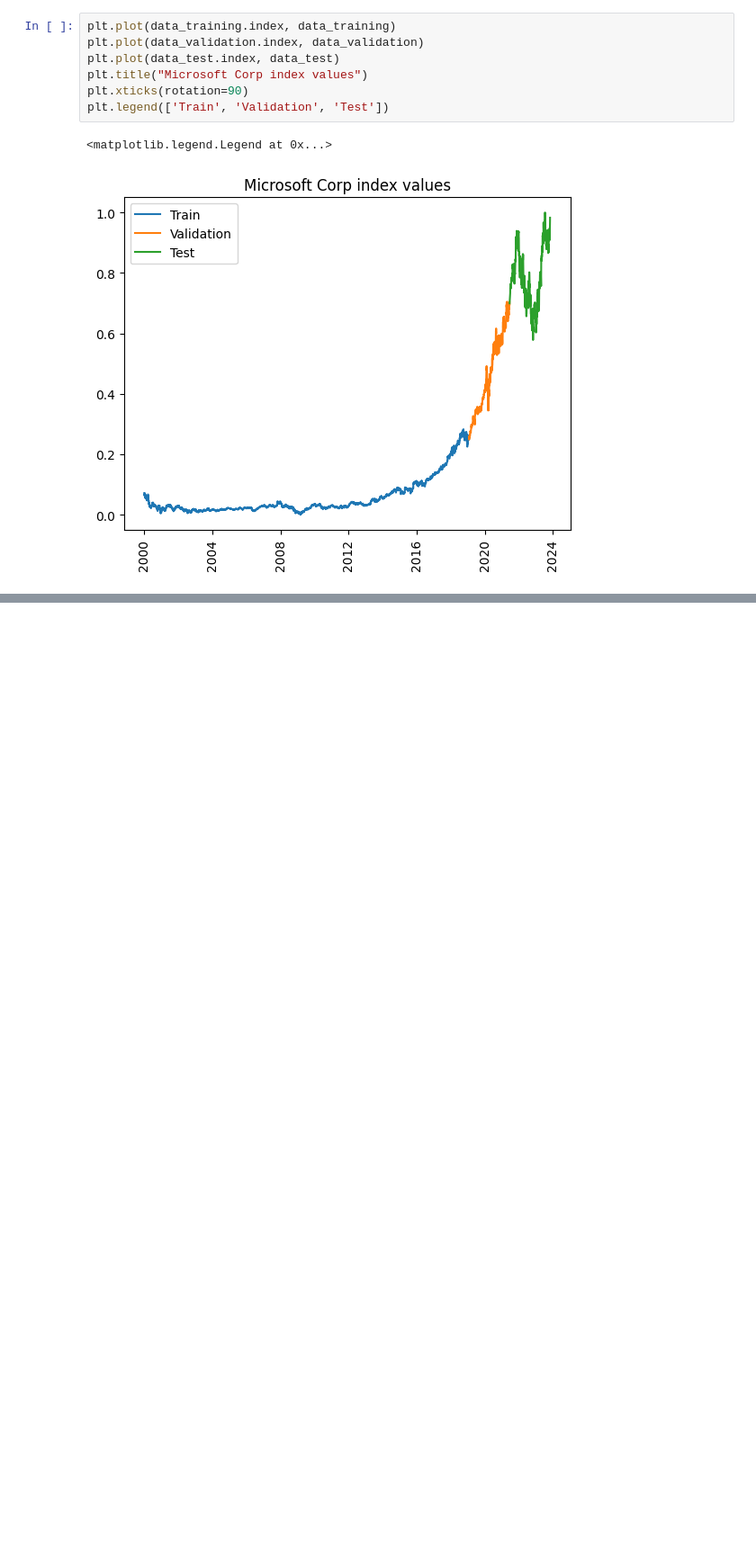
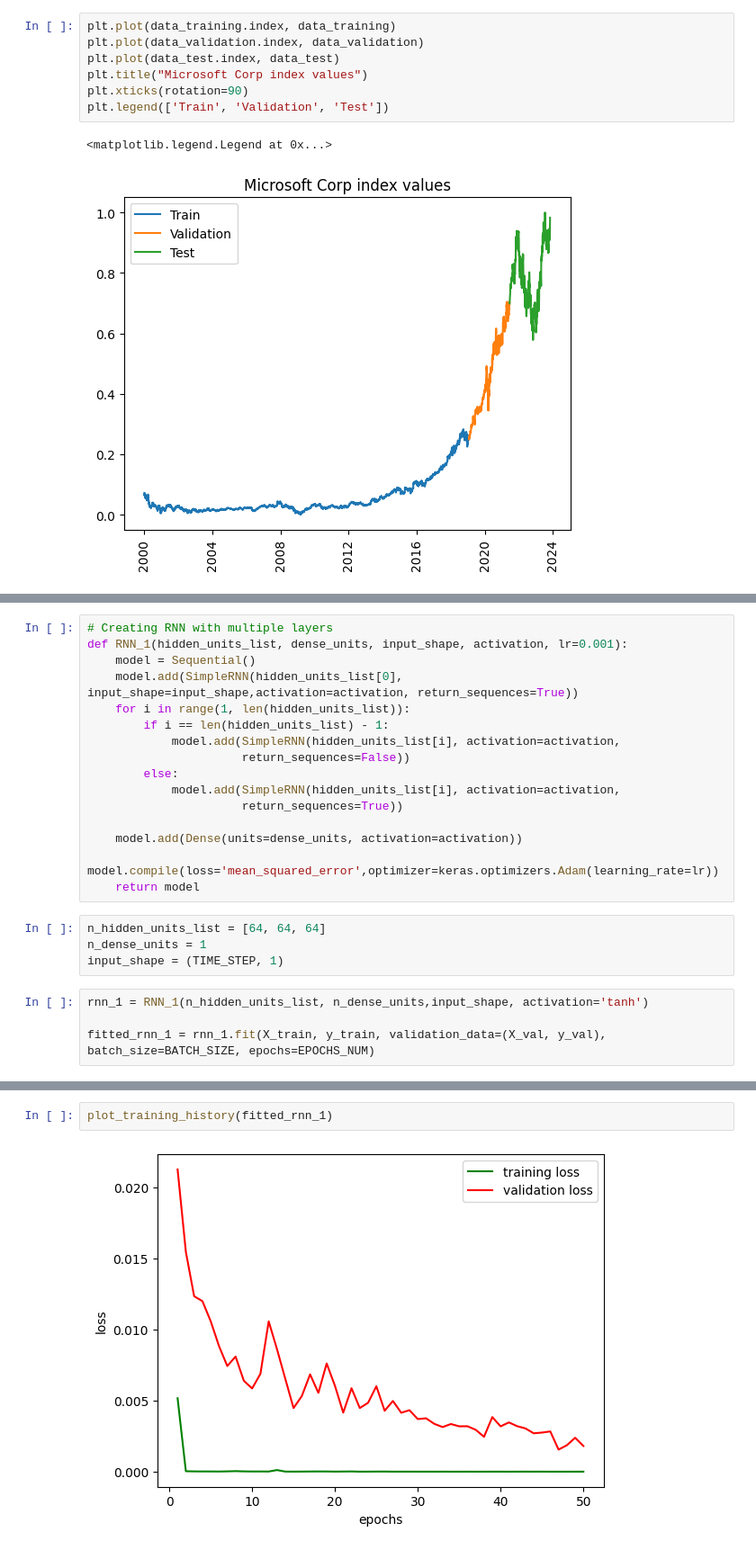
Before and after one commit to KaneZhao/deep-learning-assignments, a Jupyter notebook: assignment3/Assignment3.ipynb, the cells around one changed output, grey strips where cells are left out. Shown at 90% size. Cells and saved outputs as stored; diff of their text form; blank space fills up the shorter version.

```diff
--- a/assignment3/Assignment3.ipynb
+++ b/assignment3/Assignment3.ipynb
@@ -273,0 +237,24 @@ plt.show()
+# %%
+# Creating RNN with multiple layers
+def RNN_1(hidden_units_list, dense_units, input_shape, activation, lr=0.001):
+    model = Sequential()
+    model.add(SimpleRNN(hidden_units_list[0], input_shape=input_shape,activation=activation, return_sequences=True))
+    for i in range(1, len(hidden_units_list)):
+        if i == len(hidden_units_list) - 1:
+            model.add(SimpleRNN(hidden_units_list[i], activation=activation,
+                      return_sequences=False))
+        else:
+            model.add(SimpleRNN(hidden_units_list[i], activation=activation,
+                      return_sequences=True))
+
+    model.add(Dense(units=dense_units, activation=activation))
+    model.compile(loss='mean_squared_error',optimizer=keras.optimizers.Adam(learning_rate=lr))
+    return model
+# %%
+n_hidden_units_list = [64, 64, 64]
+n_dense_units = 1
+input_shape = (TIME_STEP, 1)
+# %%
+rnn_1 = RNN_1(n_hidden_units_list, n_dense_units,input_shape, activation='tanh')
+
+fitted_rnn_1 = rnn_1.fit(X_train, y_train, validation_data=(X_val, y_val), batch_size=BATCH_SIZE, epochs=EPOCHS_NUM)
@@ -273,0 +279,4 @@ plt.show()
+# %%
+plot_training_history(fitted_rnn_1)
+# %% [output]
+[figure, added]
```
Also changed, not shown: parts of 72 cells of this notebook.
